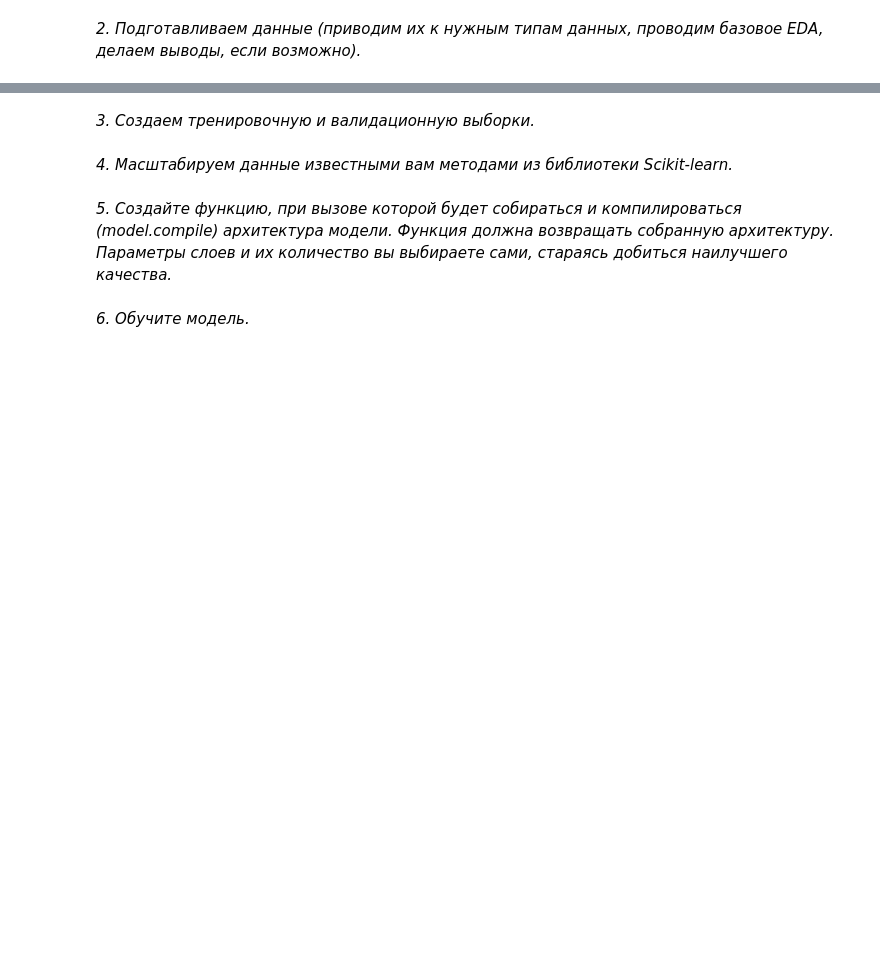
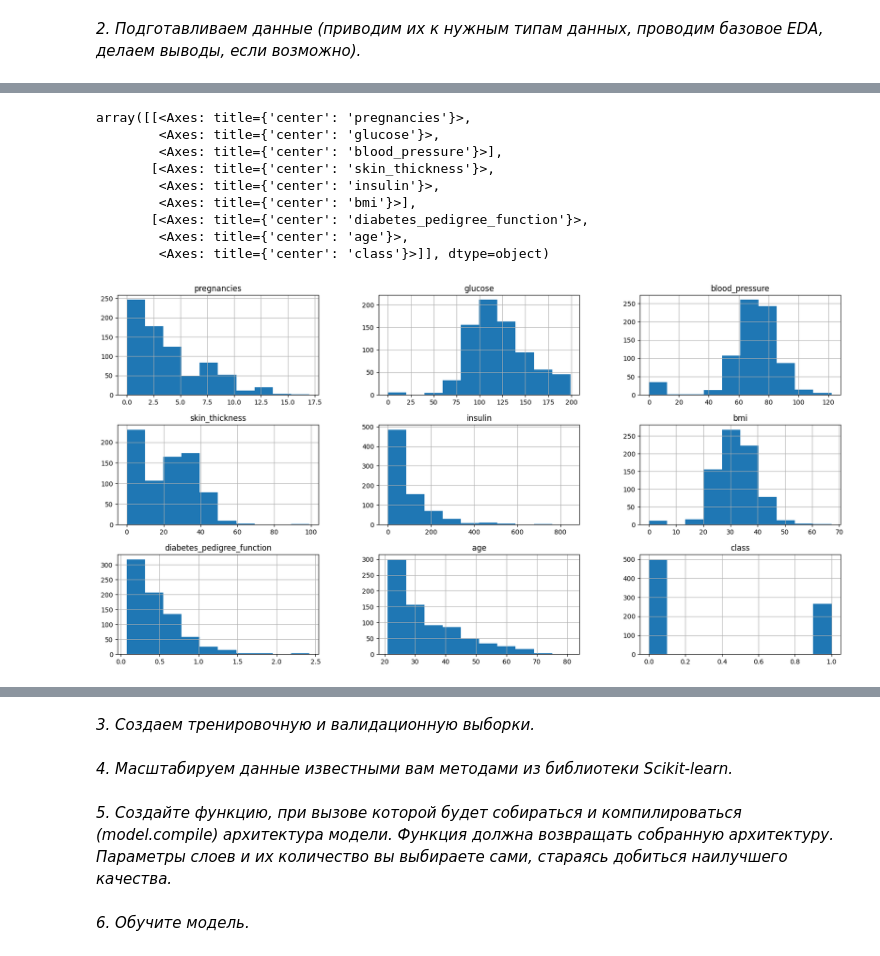
Before and after one commit to W1llAnn/1tdata-homework, a Jupyter notebook: 3.1 - homework.ipynb, the cells around one changed output, grey strips where cells are left out. Drawn from its saved outputs; the diff is of its cells as text; code cells hidden in the pictures; blank space fills up the shorter version.

Commit message:
Changes to be committed: 	new file:   .vscode/settings.json 	modified:   2.7 - homework.ipynb 	modified:   3.1 - homework.ipynb

```diff
--- a/3.1 - homework.ipynb
+++ b/3.1 - homework.ipynb
@@ -10,0 +11,3 @@ import pandas as pd
+# %%
+df = pd.read_csv('https://raw.githubusercontent.com/W1llAnn/1tdata-homework/main/3.1pima-indians-diabetes.csv', delimiter=',')
+df.head()
@@ -12,0 +74,12 @@ import pandas as pd
+# %%
+df = df.rename(columns={
+    '6': 'pregnancies',
+    '148': 'glucose',
+    '72': 'blood_pressure',
+    '35': 'skin_thickness',
+    '0': 'insulin',
+    '33.6': 'bmi',
+    '0.627': 'diabetes_pedigree_function',
+    '50': 'age',
+    '1': 'class',
+    })
@@ -12,0 +119,13 @@ import pandas as pd
+# %%
+df.hist(figsize=(20,10))
+# %% [output]
+array([[<Axes: title={'center': 'pregnancies'}>,
+        <Axes: title={'center': 'glucose'}>,
+        <Axes: title={'center': 'blood_pressure'}>],
+       [<Axes: title={'center': 'skin_thickness'}>,
+        <Axes: title={'center': 'insulin'}>,
+        <Axes: title={'center': 'bmi'}>],
+       [<Axes: title={'center': 'diabetes_pedigree_function'}>,
+        <Axes: title={'center': 'age'}>,
+        <Axes: title={'center': 'class'}>]], dtype=object)
+[figure, added]
```
Also changed, not shown: parts of 16 cells of this notebook, 1 other file.
